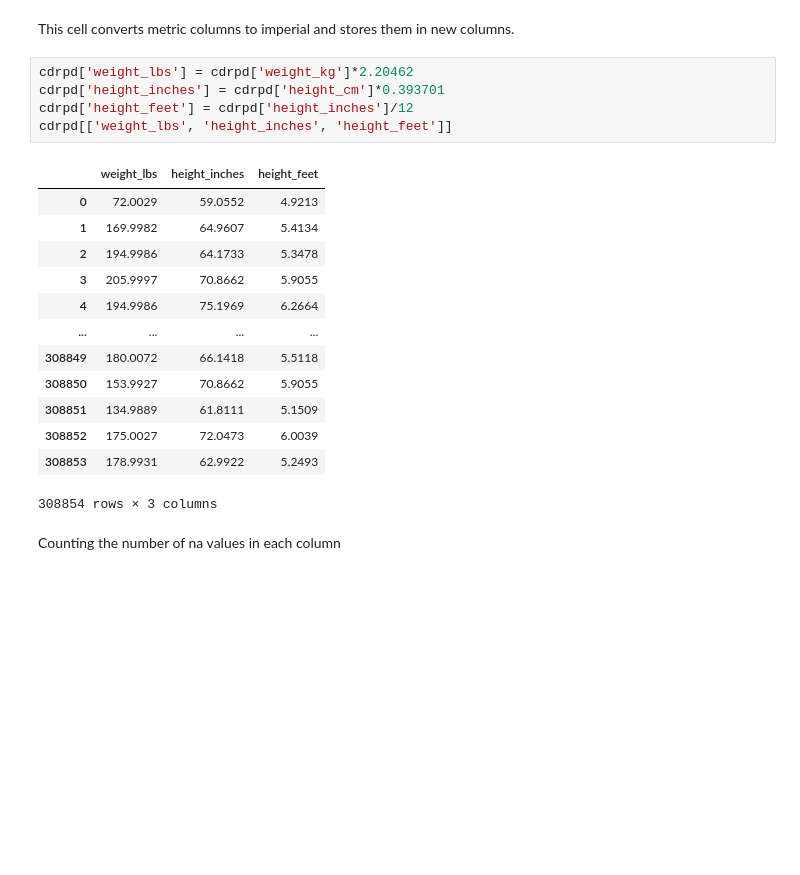
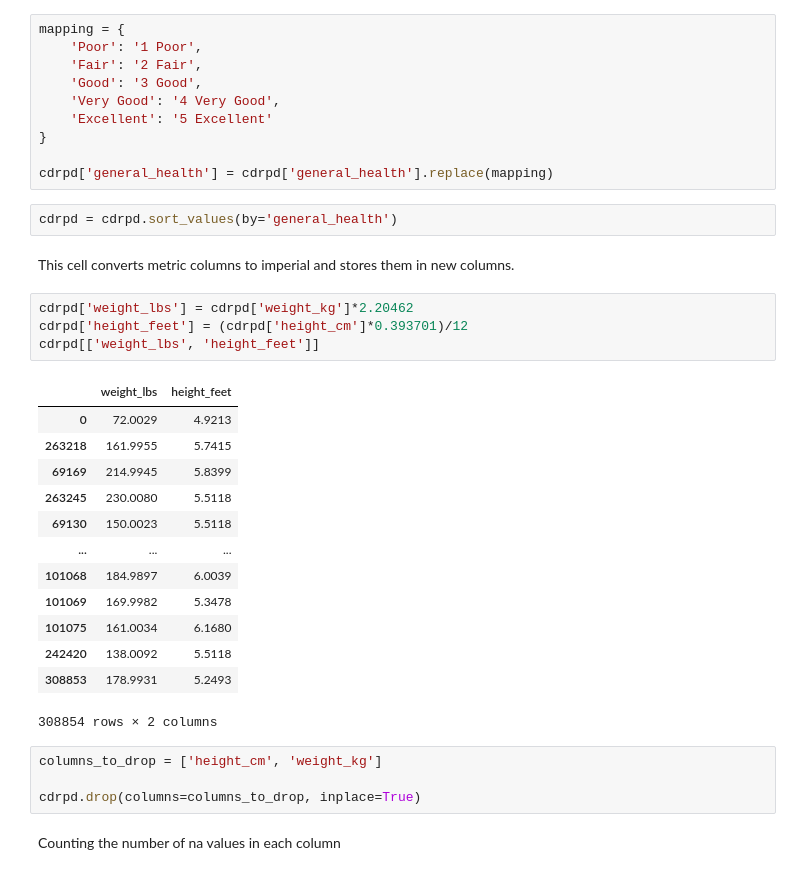
Before and after one commit to ReeseMcD989/Cardiovascular-Disease-Risk-Prediction, a Jupyter notebook: Cardiovascular-Disease-Prediction.ipynb, the cells around one changed output. Drawn from its saved outputs; the diff is of its cells as text; blank space fills up the shorter version.

```diff
--- a/Cardiovascular-Disease-Prediction.ipynb
+++ b/Cardiovascular-Disease-Prediction.ipynb
@@ -200,27 +206,42 @@ Index(['general_health', 'checkup', 'exercise', 'heart_disease', 'skin_cancer',
        'green_vegetables_consumption', 'fried_potato_consumption',
        'row_number'],
       dtype='object')
+# %%
+mapping = {
+    'Poor': '1 Poor',
+    'Fair': '2 Fair',
+    'Good': '3 Good',
+    'Very Good': '4 Very Good',
+    'Excellent': '5 Excellent'
+}
+
+cdrpd['general_health'] = cdrpd['general_health'].replace(mapping)
+# %%
+cdrpd = cdrpd.sort_values(by='general_health')
 # %% [markdown]
 This cell converts metric columns to imperial and stores them in new columns.
 # %%
 cdrpd['weight_lbs'] = cdrpd['weight_kg']*2.20462
-cdrpd['height_inches'] = cdrpd['height_cm']*0.393701
-cdrpd['height_feet'] = cdrpd['height_inches']/12
-cdrpd[['weight_lbs', 'height_inches', 'height_feet']]
+cdrpd['height_feet'] = (cdrpd['height_cm']*0.393701)/12
+cdrpd[['weight_lbs', 'height_feet']]
 # %% [output]
-|  | weight_lbs | height_inches | height_feet |
-| 0 | 72.0029 | 59.0552 | 4.9213 |
-| 1 | 169.9982 | 64.9607 | 5.4134 |
-| 2 | 194.9986 | 64.1733 | 5.3478 |
-| 3 | 205.9997 | 70.8662 | 5.9055 |
-| 4 | 194.9986 | 75.1969 | 6.2664 |
-| ... | ... | ... | ... |
-| 308849 | 180.0072 | 66.1418 | 5.5118 |
-| 308850 | 153.9927 | 70.8662 | 5.9055 |
-| 308851 | 134.9889 | 61.8111 | 5.1509 |
-| 308852 | 175.0027 | 72.0473 | 6.0039 |
-| 308853 | 178.9931 | 62.9922 | 5.2493 |
+|  | weight_lbs | height_feet |
+| 0 | 72.0029 | 4.9213 |
+| 263218 | 161.9955 | 5.7415 |
+| 69169 | 214.9945 | 5.8399 |
+| 263245 | 230.0080 | 5.5118 |
+| 69130 | 150.0023 | 5.5118 |
+| ... | ... | ... |
+| 101068 | 184.9897 | 6.0039 |
+| 101069 | 169.9982 | 5.3478 |
+| 101075 | 161.0034 | 6.1680 |
+| 242420 | 138.0092 | 5.5118 |
+| 308853 | 178.9931 | 5.2493 |
-308854 rows × 3 columns
+308854 rows × 2 columns
+# %%
+columns_to_drop = ['height_cm', 'weight_kg']
+
+cdrpd.drop(columns=columns_to_drop, inplace=True)
 # %% [markdown]
 Counting the number of na values in each column
 # %%
```
Also changed, not shown: parts of 24 cells of this notebook.
